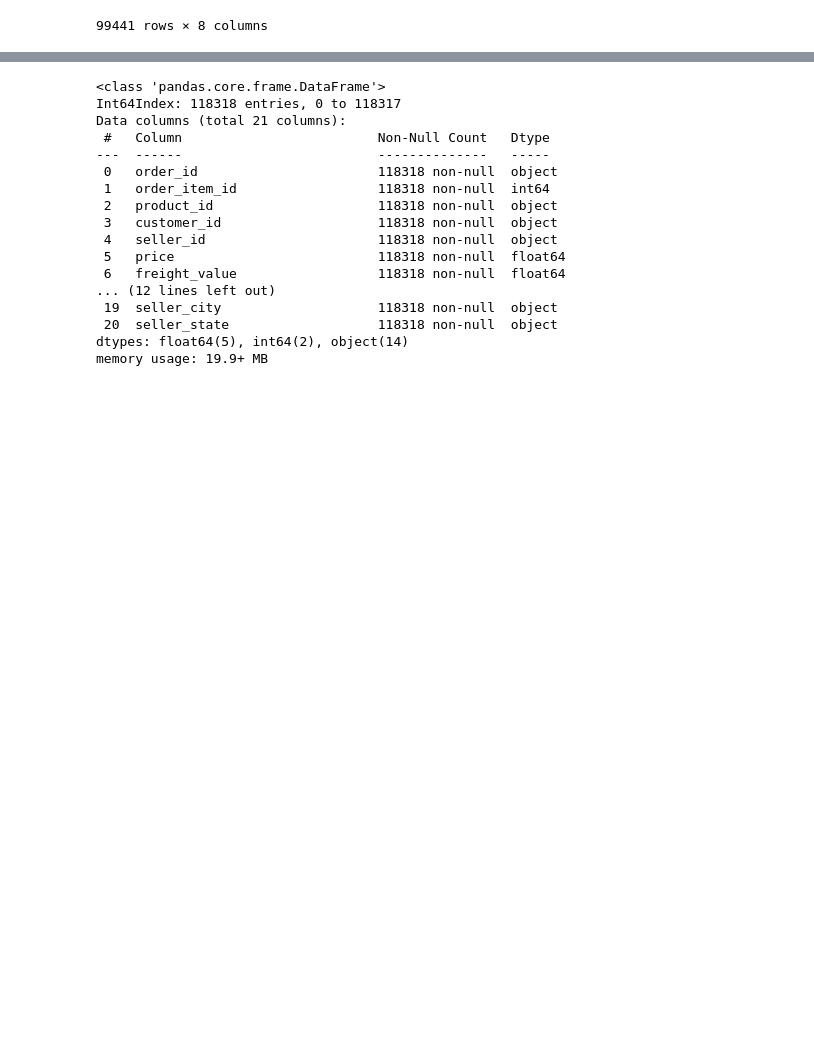
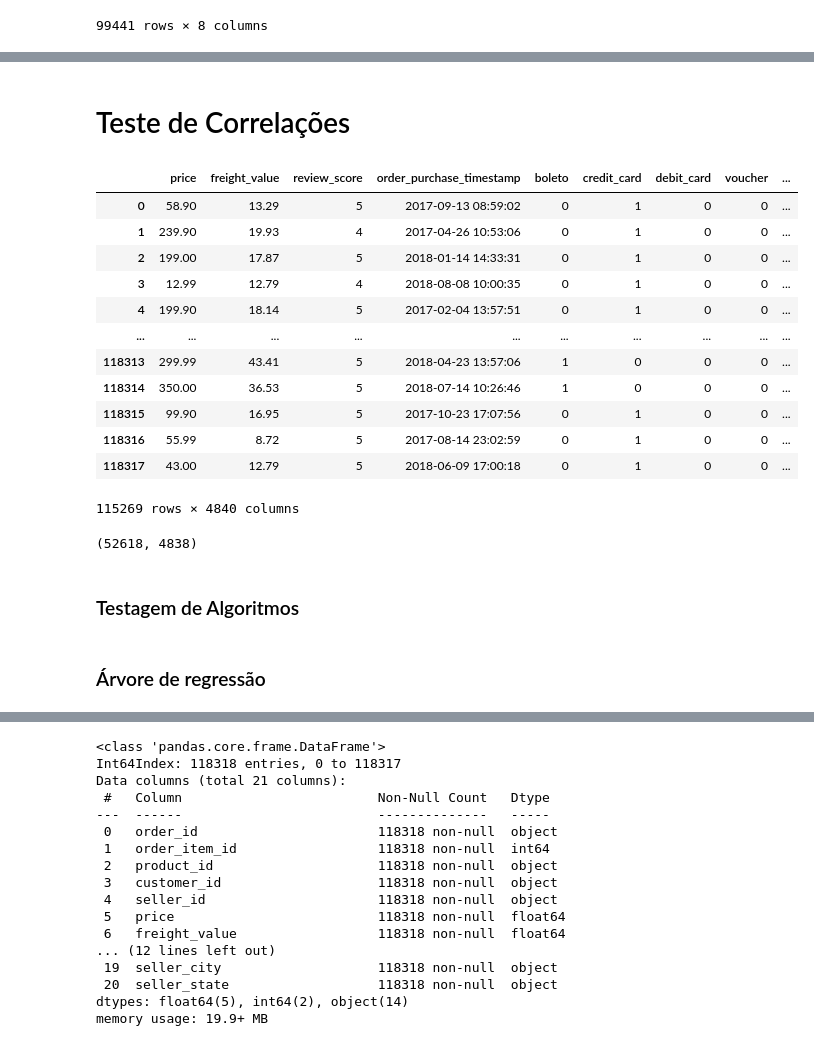
Before and after one commit to Rseiji/PSI3571_Machine_Learning, a Jupyter notebook: regressor_ecommerce_brasil/code/E-commerce_Regressor_Analise.ipynb, the cells around one changed output, grey strips where cells are left out. Cells and saved outputs as stored; diff of their text form; code cells hidden in the pictures; blank space fills up the shorter version.

```diff
--- a/regressor_ecommerce_brasil/code/E-commerce_Regressor_Analise.ipynb
+++ b/regressor_ecommerce_brasil/code/E-commerce_Regressor_Analise.ipynb
@@ -52,0 +174,7 @@ df_final = df_final[['order_id','order_item_id','product_id','customer_id','sell
+# %%
+# Colunas tidas como desnecessárias: notar que price + freight_value engloba payment_value
+df_final = df_final.drop(columns=['payment_value', 'payment_sequential', 'order_delivered_customer_date',
+                                  'order_estimated_delivery_date'])
+# %%
+# Removendo pedidos não concretizados
+df_final = df_final[~df_final['order_status'].isin(['canceled', 'invoiced', 'unavailable'])]
@@ -52,0 +209,36 @@ df_final = df_final[['order_id','order_item_id','product_id','customer_id','sell
+# %% [markdown]
+# Teste de Correlações
+# %%
+# One hot encoding
+
+oh_payment_type          = pd.get_dummies(df_final['payment_type'])
+oh_payment_installments  = pd.get_dummies(df_final['payment_installments'])
+oh_product_category_name = pd.get_dummies(df_final['product_category_name']).fillna(0)
+oh_customer_city         = pd.get_dummies(df_final['customer_city'])
+oh_customer_state        = pd.get_dummies(df_final['customer_state'])
+oh_seller_city           = pd.get_dummies(df_final['seller_city'])
+oh_seller_state          = pd.get_dummies(df_final['seller_state'])
+# %%
+df_final_3 = df_final[['price', 'freight_value', 'review_score', 'order_purchase_timestamp']].join(oh_payment_type)
+df_final_3 = df_final_3.join(oh_payment_installments)
+df_final_3 = df_final_3.join(oh_product_category_name)
+df_final_3 = df_final_3.join(oh_customer_city,lsuffix='_left_customer', rsuffix='_right_customer')
+df_final_3 = df_final_3.join(oh_customer_state,lsuffix='_left_customer', rsuffix='_right_customer')
+df_final_3 = df_final_3.join(oh_seller_city,lsuffix='_left_seller', rsuffix='_right_seller')
+df_final_3 = df_final_3.join(oh_seller_state,lsuffix='_left_seller', rsuffix='_right_seller')
+# %%
+df_final_3
+# %% [output]
+|  | price | freight_value | review_score | order_purchase_timestamp | boleto | credit_card | debit_card | voucher | ... |
+| 0 | 58.90 | 13.29 | 5 | 2017-09-13 08:59:02 | 0 | 1 | 0 | 0 | ... |
+| 1 | 239.90 | 19.93 | 4 | 2017-04-26 10:53:06 | 0 | 1 | 0 | 0 | ... |
+| 2 | 199.00 | 17.87 | 5 | 2018-01-14 14:33:31 | 0 | 1 | 0 | 0 | ... |
+| 3 | 12.99 | 12.79 | 4 | 2018-08-08 10:00:35 | 0 | 1 | 0 | 0 | ... |
+| 4 | 199.90 | 18.14 | 5 | 2017-02-04 13:57:51 | 0 | 1 | 0 | 0 | ... |
+| ... | ... | ... | ... | ... | ... | ... | ... | ... | ... |
+| 118313 | 299.99 | 43.41 | 5 | 2018-04-23 13:57:06 | 1 | 0 | 0 | 0 | ... |
+| 118314 | 350.00 | 36.53 | 5 | 2018-07-14 10:26:46 | 1 | 0 | 0 | 0 | ... |
+| 118315 | 99.90 | 16.95 | 5 | 2017-10-23 17:07:56 | 0 | 1 | 0 | 0 | ... |
+| 118316 | 55.99 | 8.72 | 5 | 2017-08-14 23:02:59 | 0 | 1 | 0 | 0 | ... |
+| 118317 | 43.00 | 12.79 | 5 | 2018-06-09 17:00:18 | 0 | 1 | 0 | 0 | ... |
+115269 rows × 4840 columns
@@ -52,0 +254,6 @@ df_final = df_final[['order_id','order_item_id','product_id','customer_id','sell
+# %%
+X_test.shape
+# %% [output]
+(52618, 4838)
+# %% [markdown]
+### Testagem de Algoritmos
@@ -52,0 +266,2 @@ df_final = df_final[['order_id','order_item_id','product_id','customer_id','sell
+# %% [markdown]
+### Árvore de regressão
```
Also changed, not shown: parts of 42 cells of this notebook.
